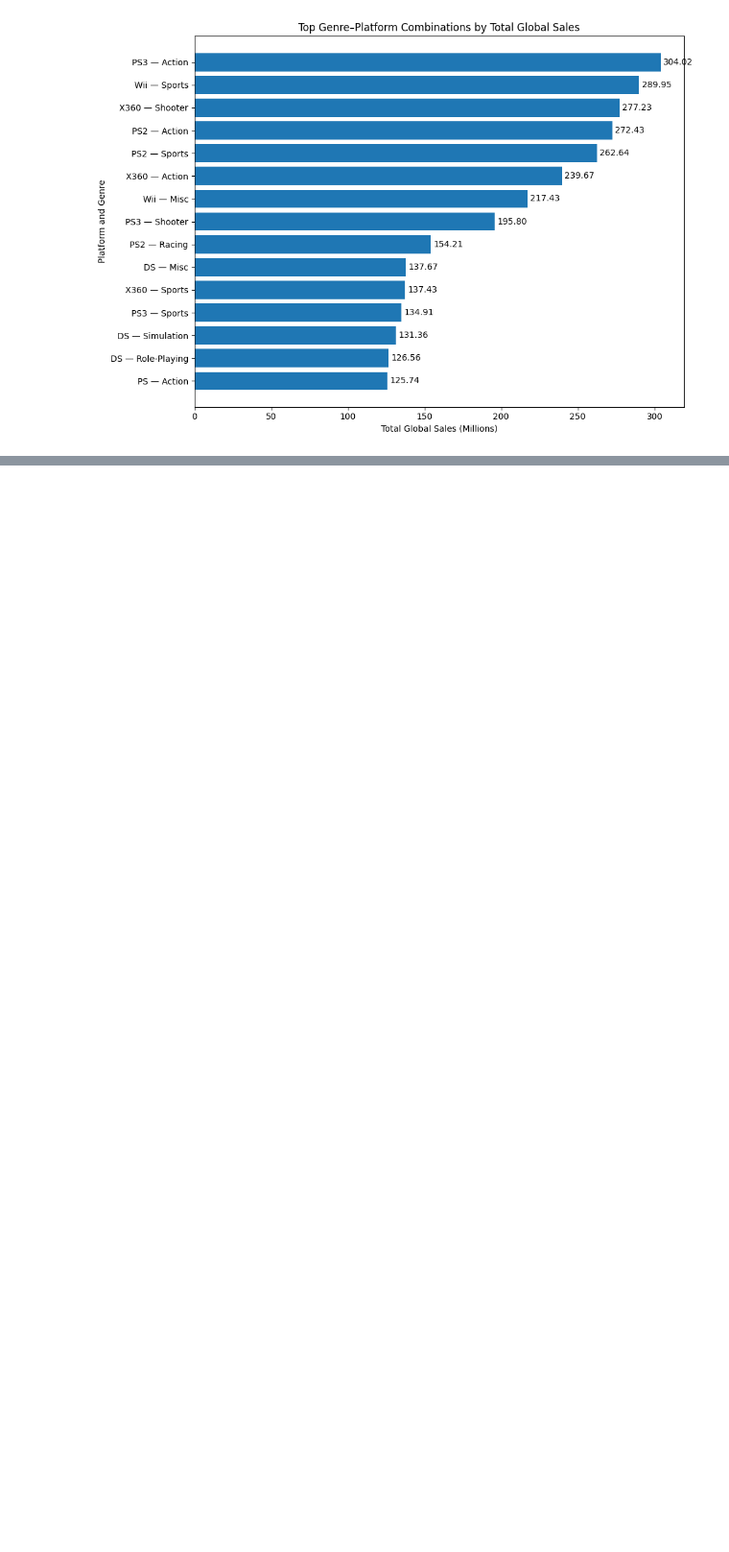
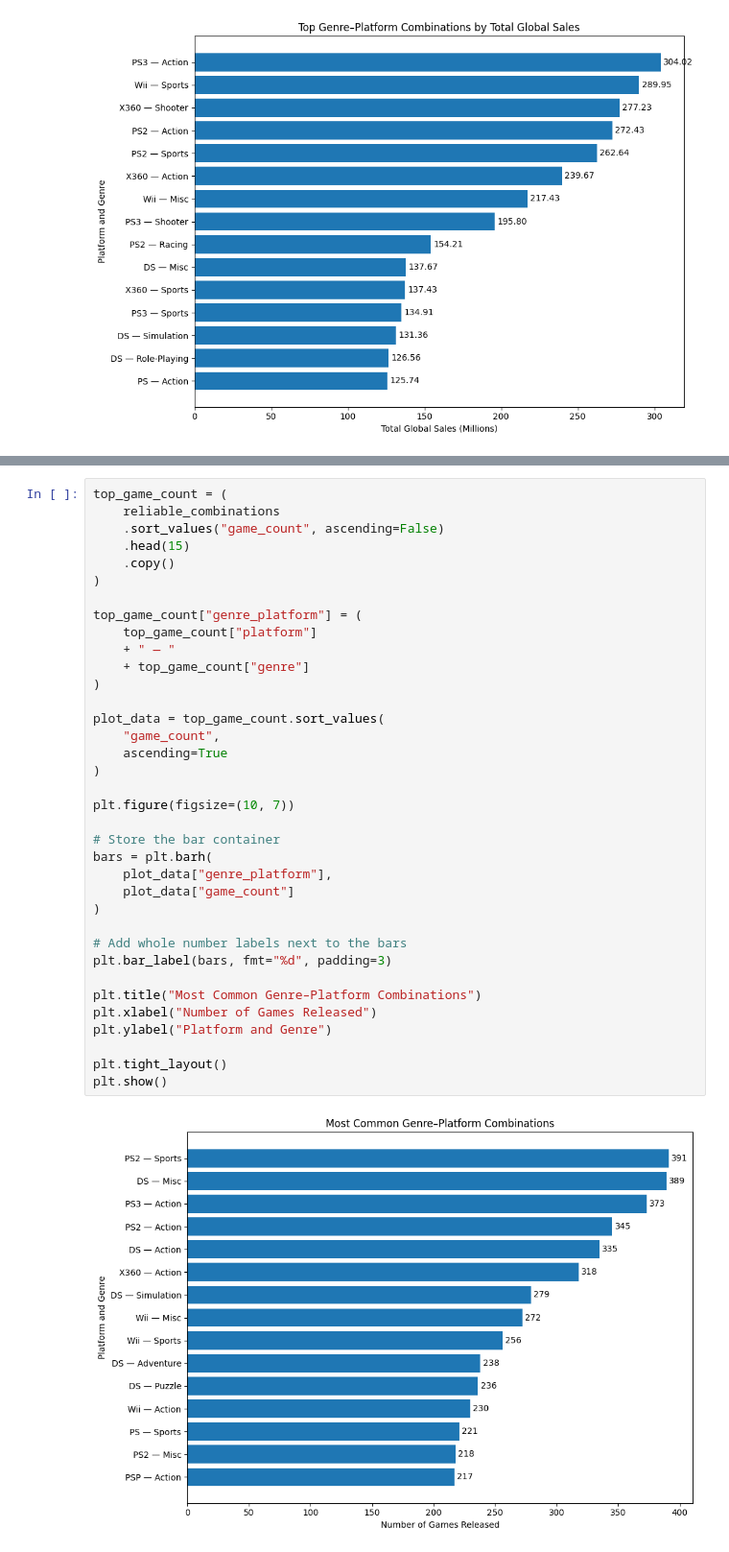
Before and after one commit to tylernsocial/data-analysis-on-the-videogame-industry, a Jupyter notebook: notebooks/research_questions_and_modeling/07_genre_performance_across_platforms.ipynb, the cells around one changed output, grey strips where cells are left out. Shown at 96% size. Drawn from its saved outputs; the diff is of its cells as text; blank space fills up the shorter version.

```diff
--- a/notebooks/research_questions_and_modeling/07_genre_performance_across_platforms.ipynb
+++ b/notebooks/research_questions_and_modeling/07_genre_performance_across_platforms.ipynb
@@ -260,0 +311,38 @@ plt.show()
+# %%
+top_game_count = (
+    reliable_combinations
+    .sort_values("game_count", ascending=False)
+    .head(15)
+    .copy()
+)
+
+top_game_count["genre_platform"] = (
+    top_game_count["platform"]
+    + " — "
+    + top_game_count["genre"]
+)
+
+plot_data = top_game_count.sort_values(
+    "game_count",
+    ascending=True
+)
+
+plt.figure(figsize=(10, 7))
+
+# Store the bar container
+bars = plt.barh(
+    plot_data["genre_platform"],
+    plot_data["game_count"]
+)
+
+# Add whole number labels next to the bars
+plt.bar_label(bars, fmt="%d", padding=3)
+
+plt.title("Most Common Genre–Platform Combinations")
+plt.xlabel("Number of Games Released")
+plt.ylabel("Platform and Genre")
+
+plt.tight_layout()
+plt.show()
+# %% [output]
+[figure, added]
```
Also changed, not shown: parts of 5 cells of this notebook.
